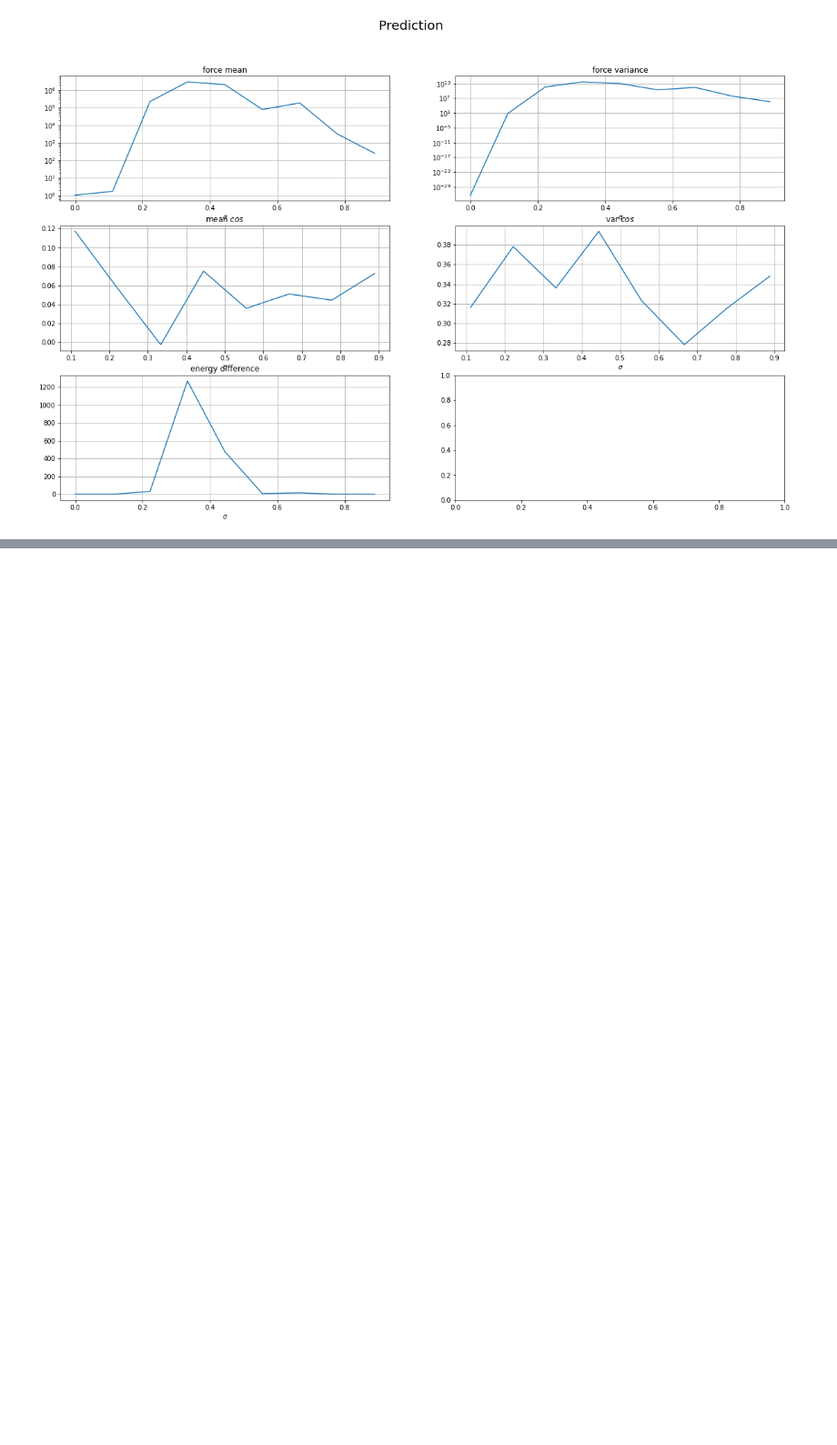
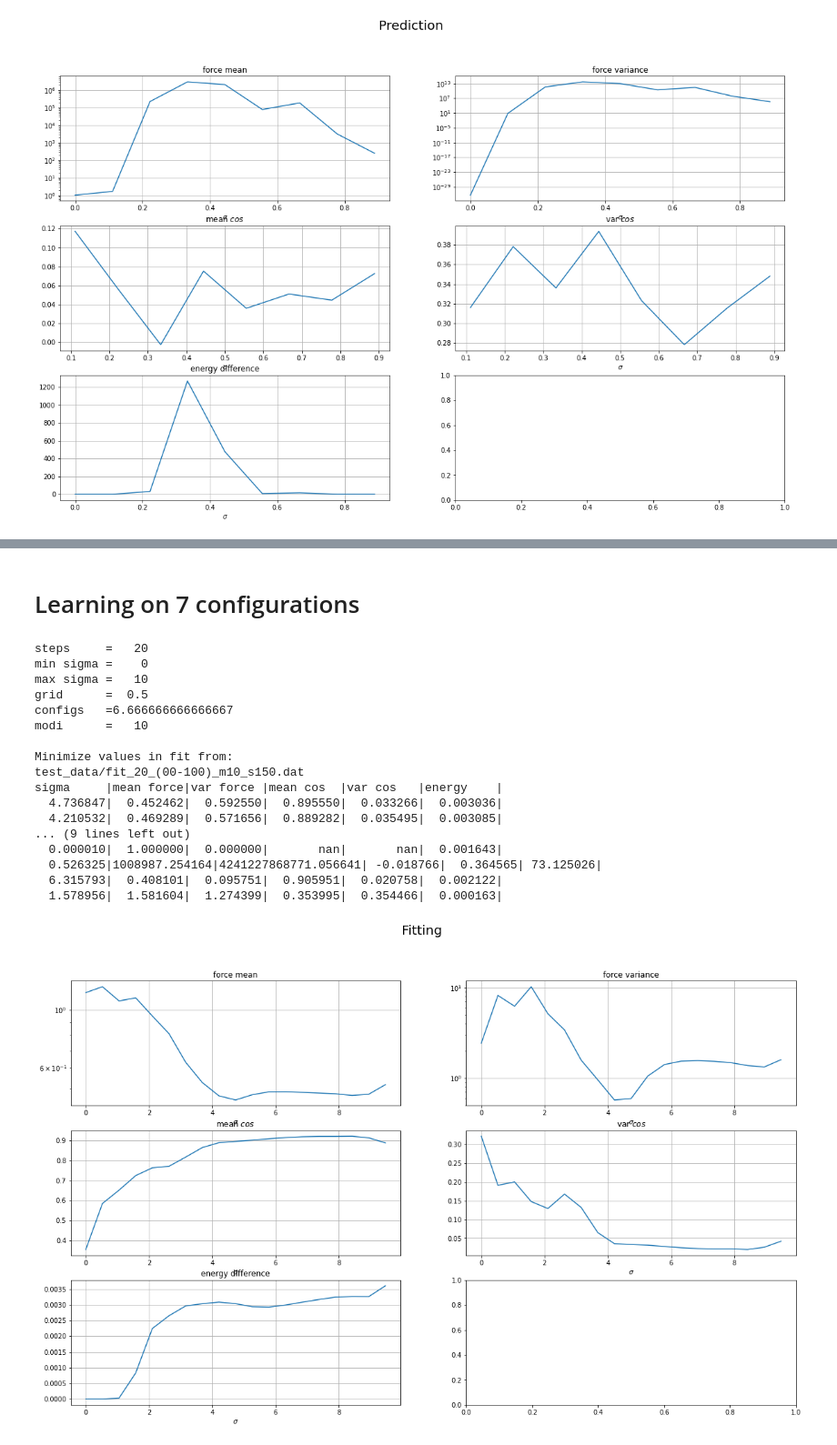
Before and after one commit to Lactose94/LP-Machine-Learning, a Jupyter notebook: Test_quality.ipynb, the cells around one changed output, grey strips where cells are left out. Shown at 91% size. Cells and saved outputs as stored; diff of their text form; code cells hidden in the pictures; blank space fills up the shorter version.

```diff
--- a/Test_quality.ipynb
+++ b/Test_quality.ipynb
@@ -255,0 +282,23 @@ sigma     |mean force|var force |mean cos  |var cos   |energy    |
+# %% [markdown]
+# Learning on 7 configurations
+# %%
+analyze(20, 0, 10, 10, 150)
+# %% [output]
+steps     =   20
+min sigma =    0
+max sigma =   10
+grid      =  0.5
+configs   =6.666666666666667
+modi      =   10
+
+Minimize values in fit from:
+test_data/fit_20_(00-100)_m10_s150.dat
+sigma     |mean force|var force |mean cos  |var cos   |energy    |
+  4.736847|  0.452462|  0.592550|  0.895550|  0.033266|  0.003036|
+  4.210532|  0.469289|  0.571656|  0.889282|  0.035495|  0.003085|
+... (9 lines left out)
+  0.000010|  1.000000|  0.000000|       nan|       nan|  0.001643|
+  0.526325|1008987.254164|4241227868771.056641| -0.018766|  0.364565| 73.125026|
+  6.315793|  0.408101|  0.095751|  0.905951|  0.020758|  0.002122|
+  1.578956|  1.581604|  1.274399|  0.353995|  0.354466|  0.000163|
+[figure, added]
```
Also changed, not shown: parts of 7 cells of this notebook, 8 other files.
